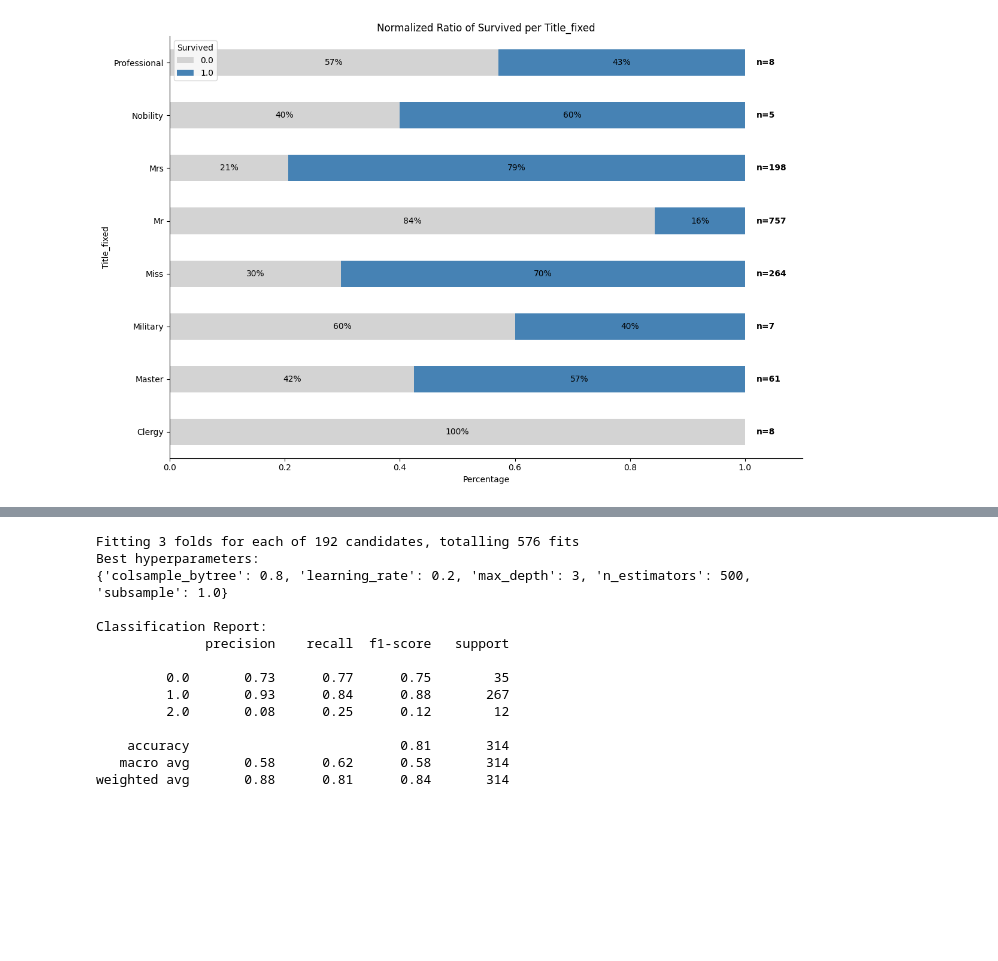
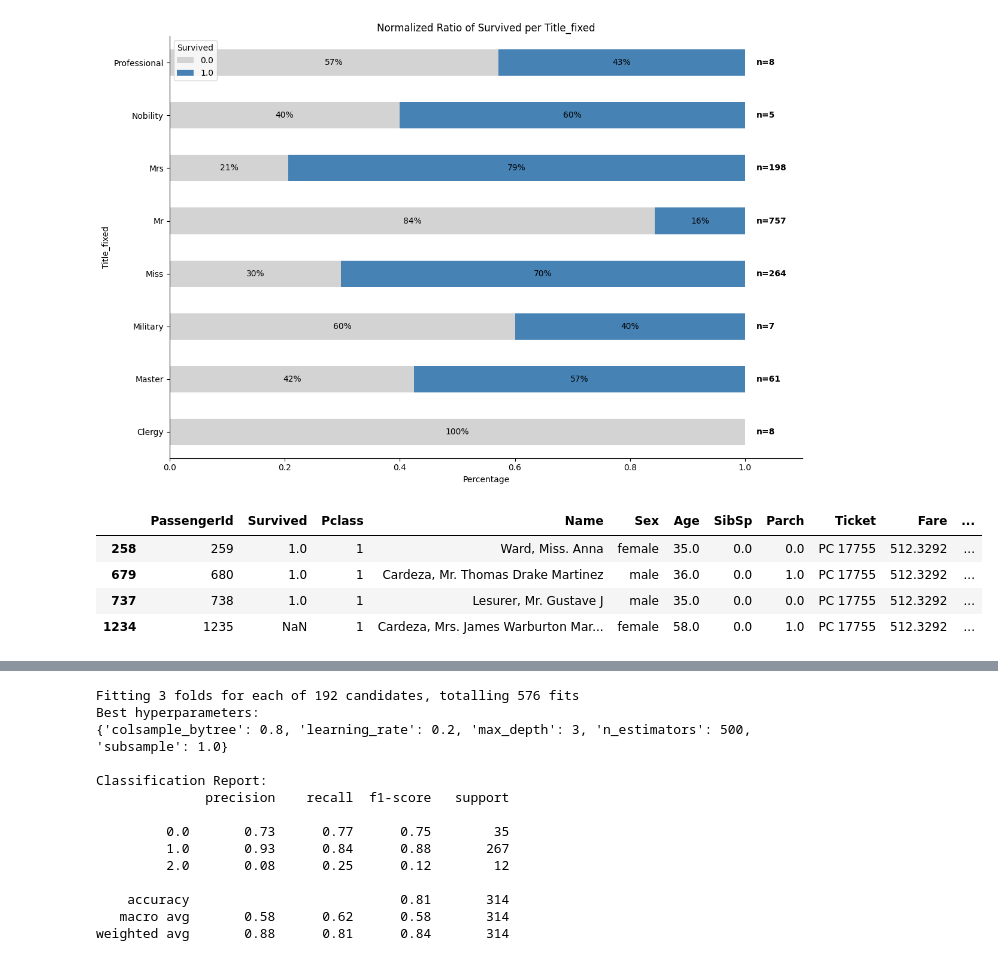
Before and after one commit to seiless/Kaggle, a Jupyter notebook: titanic/titanic.ipynb, the cells around one changed output, grey strips where cells are left out. Saved outputs shown, nothing was run; the diff lists cells and outputs as text; code cells hidden in the pictures; blank space fills up the shorter version.

```diff
--- a/programs/titanic/titanic.ipynb
+++ b/titanic/titanic.ipynb
@@ -194,3 +195,13 @@ utils.plot_binary_ratio_by_category(datamart, 'Title', 'Survived')
 utils.plot_binary_ratio_by_category(datamart, 'Title_fixed', 'Survived')
 # %% [output]
 [figure]
+# %%
+datamart[datamart['Fare'] > 500]
+
+# Same Ticket No, Maybe Same Cabin?
+# %% [output]
+|  | PassengerId | Survived | Pclass | Name | Sex | Age | SibSp | Parch | Ticket | Fare | ... |
+| 258 | 259 | 1.0 | 1 | Ward, Miss. Anna | female | 35.0 | 0.0 | 0.0 | PC 17755 | 512.3292 | ... |
+| 679 | 680 | 1.0 | 1 | Cardeza, Mr. Thomas Drake Martinez | male | 36.0 | 0.0 | 1.0 | PC 17755 | 512.3292 | ... |
+| 737 | 738 | 1.0 | 1 | Lesurer, Mr. Gustave J | male | 35.0 | 0.0 | 0.0 | PC 17755 | 512.3292 | ... |
+| 1234 | 1235 | NaN | 1 | Cardeza, Mrs. James Warburton Mar... | female | 58.0 | 0.0 | 1.0 | PC 17755 | 512.3292 | ... |
```
Also changed, not shown: parts of 18 cells of this notebook, 10 other files.
